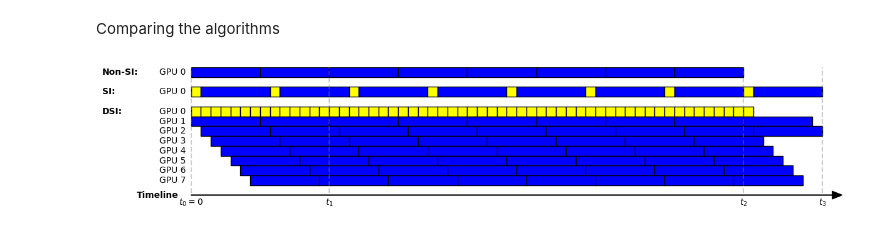
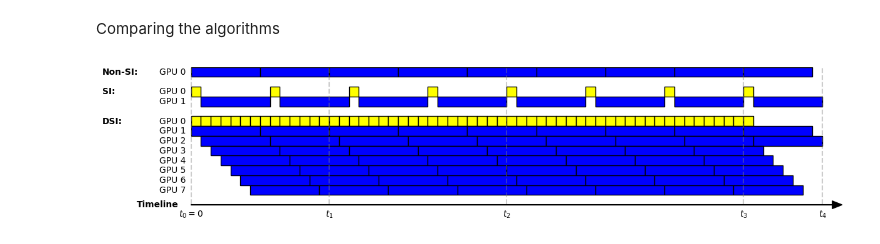
Before and after one commit to keyboardAnt/distributed-speculative-inference, a Jupyter notebook: docs/illustration.ipynb, the cells around one changed output. Cells and saved outputs as stored; diff of their text form; code cells hidden in the pictures.

```diff
--- a/docs/illustration.ipynb
+++ b/docs/illustration.ipynb
@@ -74,15 +74,15 @@ def draw_algorithm(ax, algorithm: Algorithm, start_y):
 def setup_axes(ax):
     """Configure the plot axes for better visualization."""
     ax.set_xlim(-5, 66)
-    ax.set_ylim(-14, 1)  # Adjust based on the number of rows and spacing required
+    ax.set_ylim(-14.5, 1)  # Adjust based on the number of rows and spacing required
     ax.set_aspect("equal")
     ax.axis("off")
     # Draw an arrow indicating the timeline
-    ax.arrow(0, -12, 65, 0, head_width=0.8, head_length=1, fc="k", ec="k", width=0.05)
+    ax.arrow(0, -13, 65, 0, head_width=0.8, head_length=1, fc="k", ec="k", width=0.05)
     # Left to arrow
     ax.text(
         -5.5,
-        -12,
+        -13,
         "Timeline",
         ha="left",
         va="center",
@@ -93,8 +93,8 @@ def setup_axes(ax):
 
 def plot_timepoint(ax, x, label):
     """Draw a vertical dashed line at x and label it."""
-    ax.axvline(x, color="gray", linestyle="--", alpha=0.4, ymin=0.15)
-    ax.text(x, -12.8, label, ha="center", va="center", fontsize=10)
+    ax.axvline(x, color="gray", linestyle="--", alpha=0.4, ymin=0.1)
+    ax.text(x, -14, label, ha="center", va="center", fontsize=10)
 
 
 def plot_graph():
@@ -102,7 +102,7 @@ def plot_graph():
     # Define the Alternatives and Rows (unchanged)
     alg_a = Algorithm(
         name="Non-SI",
-        gpus=[GPU(time_units=[TimeUnit(width=target_latency, color="blue")] * 8)],
+        gpus=[GPU(time_units=[TimeUnit(width=target_latency, color="blue")] * 9)],
     )
 
     alg_b = Algorithm(
@@ -112,11 +112,20 @@ def plot_graph():
                 time_units=[
                     *(
                         [TimeUnit(width=1, color="yellow")]
+                        + [TimeUnit(width=target_latency, color=None)]
+                    )
+                ]
+                * 8
+            ),
+            GPU(
+                time_units=[
+                    *(
+                        [TimeUnit(width=1, color=None)]
                         + [TimeUnit(width=target_latency, color="blue")]
                     )
                 ]
                 * 8
-            )
+            ),
         ],
     )
 
@@ -144,37 +153,39 @@ def plot_graph():
             GPU(
                 time_units=[TimeUnit(width=1, color=None)] * 5
                 + [TimeUnit(width=target_latency, color="blue")] * 8
             ),
             GPU(
                 time_units=[TimeUnit(width=1, color=None)] * 6
                 + [TimeUnit(width=target_latency, color="blue")] * 8
             ),
         ],
     )
 
     # Create figure and plot
     fig, ax = plt.subplots(figsize=(12, 10))
     setup_axes(ax)
 
     # Plotting each alternative using draw_algorithm
     start_y = 0
     start_y = draw_algorithm(ax, alg_a, start_y)
     start_y = draw_algorithm(ax, alg_b, start_y - 1)
     draw_algorithm(ax, alg_c, start_y - 1)
 
     # Plot timepoints
-    non_si_end_x = 8 * target_latency  # Calculate the x position
-    si_end_x = non_si_end_x + 1 + target_latency
-    dsi_end_x_best_case = 2 * target_latency
+    non_si = 8 * target_latency
+    si_worst = non_si + 1 + target_latency
+    si_best = (1 + target_latency) * 4
+    dsi_best = 2 * target_latency
     plot_timepoint(ax, 0, "$t_0=0$")
-    plot_timepoint(ax, dsi_end_x_best_case, "$t_1$")
-    plot_timepoint(ax, non_si_end_x, "$t_2$")
-    plot_timepoint(ax, si_end_x, "$t_3$")
+    plot_timepoint(ax, dsi_best, "$t_1$")
+    plot_timepoint(ax, si_best, "$t_2$")
+    plot_timepoint(ax, non_si, "$t_3$")
+    plot_timepoint(ax, si_worst, "$t_4$")
 
     plt.tight_layout()
     plt.show()
 
 
 plot_graph()
 # %% [output]
-[figure, old version]
+[figure, new version]
```
Also changed, not shown: parts of 1 cell of this notebook.
